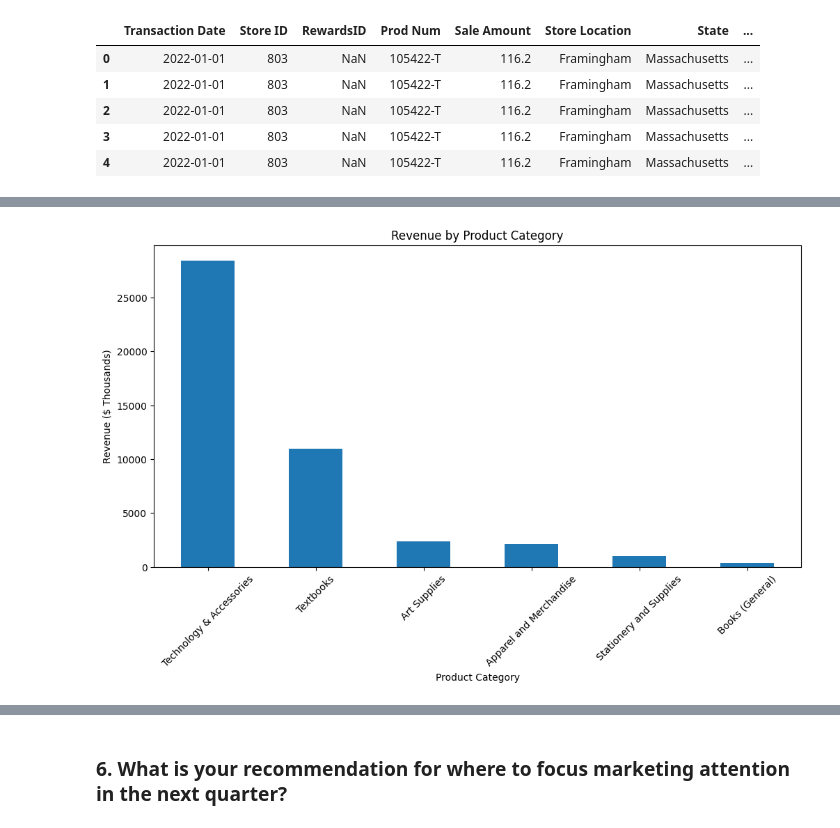
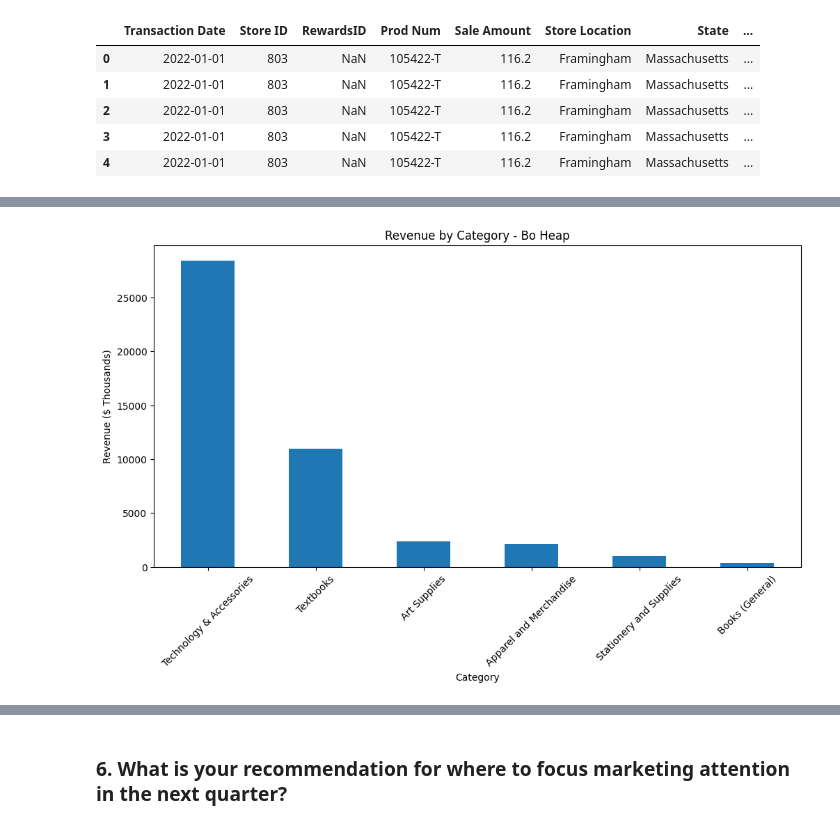
Before and after one commit to wlpoindexter/Capstone_2, a Jupyter notebook: poindexter_sales_analysis.ipynb, the cells around one changed output, grey strips where cells are left out. Cells and saved outputs as stored; diff of their text form; code cells hidden in the pictures.

```diff
--- a/poindexter_sales_analysis.ipynb
+++ b/poindexter_sales_analysis.ipynb
@@ -256,0 +206,6 @@ plt.show()
+# %%
+bo_heap_sales["Transaction Date"] = pd.to_datetime(bo_heap_sales["Transaction Date"])
+
+bo_heap_sales["YearMonth"] = bo_heap_sales["Transaction Date"].dt.to_period("M")
+
+## I did this to create year and month columns
@@ -358,13 +497,12 @@ plt.show()
 # %% [markdown]
 ### 5. What is the number of transactions per month by product category in each assigned territory? What is total sales revenue per month by category? What might this tell you about the most popular products, and where could there be opportunity for growth?
 # %%
-sales_products = pd.merge(bo_heap_sales,products,
+# Merged the sales data with the product data using Product Number so I could see which products were being purchased
+
+bo_products = pd.merge(bo_heap_sales,products,
     on = "Prod Num")
 
-sales_products.head()
-
-# merged the sales data with the product data using the
-# product number column so each transaction could be connected to a specific product.
+bo_products.head()
 # %% [output]
 |  | Transaction Date | Store ID | RewardsID | Prod Num | Sale Amount | Store Location | State | ... |
 | 0 | 2022-01-01 | 803 | NaN | 105422-T | 116.20 | Framingham | Massachusetts | ... |
@@ -373,11 +511,12 @@ sales_products.head()
 | 3 | 2022-01-01 | 806 | NaN | 105345-IT | 120.82 | Holyoke | Massachusetts | ... |
 | 4 | 2022-01-01 | 806 | 186.0 | 105385-M | 27.52 | Holyoke | Massachusetts | ... |
 # %%
-sales_products_categories = pd.merge(sales_products,product_categories, on="CategoryID")
+# Merged the product data with the category data so I could see sales performance by product category.
 
-sales_products_categories.head()
+bo_products_categories = pd.merge(bo_products,product_categories,
+    on="CategoryID")
 
-# I merged the product data with the category data so I could analyze sales performance by product category.”
+bo_products_categories.head()
 # %% [output]
 |  | Transaction Date | Store ID | RewardsID | Prod Num | Sale Amount | Store Location | State | ... |
 | 0 | 2022-01-01 | 803 | NaN | 105422-T | 116.2 | Framingham | Massachusetts | ... |
@@ -409,7 +543,8 @@ Name: Sale Amount, Length: 288, dtype: int64
 # %%
-monthly_category_revenue = sales_products_categories.groupby(["Year", "Month", "Category"])["Sale Amount"].sum()
+# Summed the sales revenue for each category to see which category had the most revenue
 
-monthly_category_revenue
+bo_category_revenue = bo_products_categories.groupby("Category")["Sale Amount"].sum().sort_values(
+    ascending=False)
 
-# I then used .sum() on the Sale Amount column to calculate total monthly revenue for each product category.”
+bo_category_revenue
 # %% [output]
@@ -445,15 +559,12 @@ Name: Sale Amount, dtype: float64
 # %%
-(top_categories / 1000).plot(kind="bar",figsize=(12,6))
+(bo_category_revenue / 1000).plot(kind="bar", figsize=(12,6))
 
-plt.title("Revenue by Product Category")
+plt.title("Revenue by Category - Bo Heap")
 plt.ylabel("Revenue ($ Thousands)")
-plt.xlabel("Product Category")
+plt.xlabel("Category")
 
 plt.xticks(rotation=45)
 
 plt.show()
-
-# This chart compares total revenue by product category.
-# I used a bar chart because it clearly shows which categories generated the highest sales revenue.
 # %% [output]
-[figure, old version]
+[figure, new version]
```
Also changed, not shown: parts of 45 cells of this notebook.
